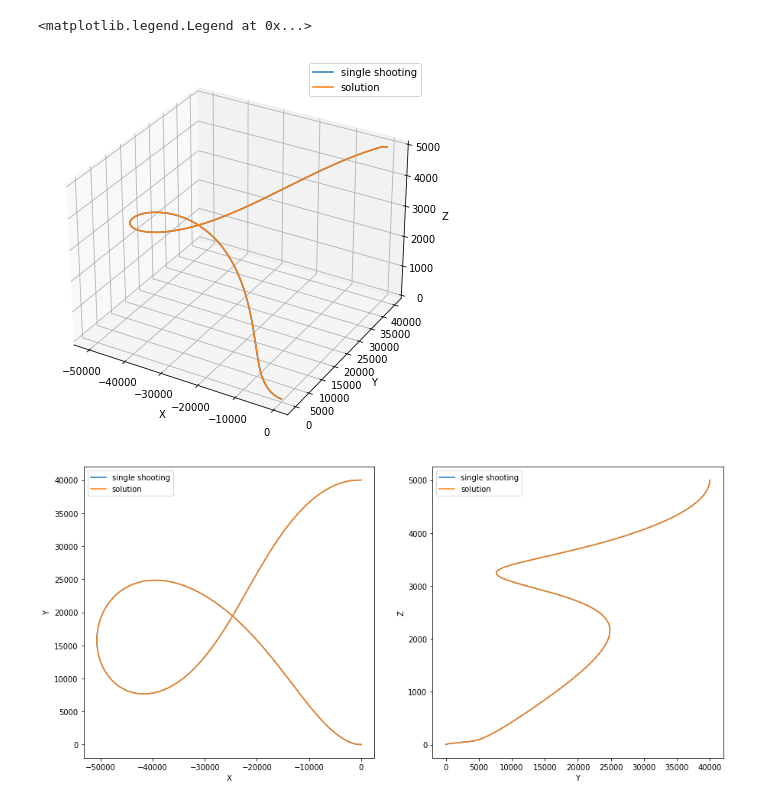
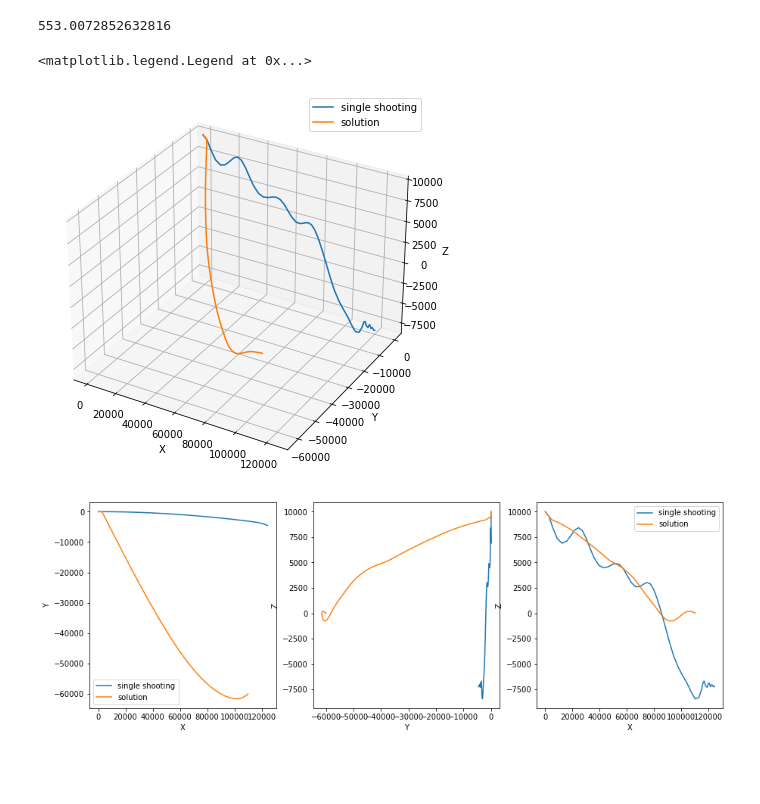
Before and after one commit to taewankim1/sequential_convex_programming, a Jupyter notebook: notebooks/test_aircraft_landing_tffree.ipynb, the cells around one changed output. Saved outputs shown, nothing was run; the diff lists cells and outputs as text; code cells hidden in the pictures; blank space fills up the shorter version.

```diff
--- a/notebooks/test_aircraft_landing_tffree.ipynb
+++ b/notebooks/test_aircraft_landing_tffree.ipynb
@@ -35,27 +35,37 @@ max_iter = 10
 # %%
-myModel = Aircraft3dofModel.Aircraft3dof('Hello',ix,iu,linearization="numeric_central")
+myModel = Aircraft3dofModel.Aircraft3dof('Hello',ix,iu,linearization="analytic")
 myCost = FinaltimeFreeCost.Finaltime('Hello',ix,iu,N)
 myConst = Aircraft3dofConstraints.Aircraft3dof('Hello',ix,iu)
 
 x_min = np.zeros(ix)
-x_max = np.array([120*1e3,40*1e3,5000,270,np.deg2rad(20),np.pi])
+x_max = np.array([110*1e3,60*1e3,10*1e3,240,np.deg2rad(20),np.pi/2])
 u_min = np.array([0,0,0])
-u_max = np.array([1,np.deg2rad(30),1126.3 * 1e3])
+u_max = np.array([1.52,np.deg2rad(15),1126.3 * 1e3])
 
 myScaling = TrajectoryScaling(x_min,x_max,u_min,u_max,tf)
 # %%
-xi = np.array([-0*1e3,40*1e3,5000,240,0,np.pi])
-xf = np.array([0,0,0,95,0,0])
+xi = np.array([0*1e3,0*1e3,10*1e3,240,0,0])
+xf = np.array([110*1e3,-60*1e3,0,95,-np.deg2rad(3),np.deg2rad(80)])
+# xf = np.array([110*1e3,-0*1e3,0,95,-np.deg2rad(0),np.deg2rad(0)])
 
 x0 = np.zeros((N+1,ix))
 for i in range(N+1) :
     x0[i] = (N-i)/N * xi + i/N * xf
 
 u0 = np.zeros((N+1,iu))
-u0[:,0] = 0.5 # setting not as zero is pretty critical
-u0[:,2] = 0.0
+ui = np.array([0.5,np.deg2rad(0),0])
+uf = np.array([0.5,-np.deg2rad(0),0])
+for i in range(N+1) :
+    u0[i] = (N-i)/N * ui + i/N * uf
+
+idx_c = int(26 * N / 50)
+for i in range(0,idx_c+1) :
+    u0[i,0] = (idx_c-i)/idx_c * 0.3 + i/idx_c * 0.15
+for i in range(idx_c+1,N+1) :
+    u0[i,0] = 1/700 * (i-idx_c-1)**2 + 0.15
 # %%
-i1 = Scvx_tf_free('unicycle',N,tf,max_iter,myModel,myCost,myConst,myScaling,
-          type_discretization='foh',w_c=1e-5,w_vc=1e3,w_tr=1e2,tol_vc=1e-6,tol_tr=1e-4,tol_bc=1,flag_policyopt=False)
-x,u,xbar,ubar,tfbar,total_num_iter,flag_boundary,l,l_vc,l_tr = i1.run(x0,u0,xi,xf)
+# w_tr for time is 1
+i1 = Scvx_tf_free('aircraft',N,tf,max_iter,myModel,myCost,myConst,myScaling,
+          type_discretization='foh',w_c=1.0,w_vc=1,w_tr=1e1,tol_vc=1e-6,tol_tr=1e-6,tol_bc=1,flag_policyopt=False)
+x,u,xbar,ubar,tfbar,total_num_iter,flag_boundary,l,l_vc,l_tr,x_traj,u_traj = i1.run(x0,u0,xi,xf)
 # %% [output]
@@ -74,32 +90,39 @@ SUCCEESS: virtual control and trust region < tol
+# %%
+print(tfbar)
+# %% [output]
+553.0072852632816
 # %%
 fig = plt.figure(1,figsize=(15,7))
 ax = fig.add_subplot(111, projection='3d')
 
 ax.set_xlabel('X')
 ax.set_ylabel('Y')
 ax.set_zlabel('Z')
 
 ax.plot(x[:, 0], x[:, 1], x[:, 2],label='single shooting')
 ax.plot(xbar[:, 0], xbar[:, 1], xbar[:, 2],label='solution')
 plt.legend()
-fig = plt.figure(2,figsize=(15,7))
-ax = fig.add_subplot(121)
+fig = plt.figure(2,figsize=(15,5))
+ax = fig.add_subplot(131)
 ax.plot(x[:, 0], x[:, 1],label='single shooting')
 ax.plot(xbar[:, 0], xbar[:, 1],label='solution')
 ax.set_xlabel('X')
 ax.set_ylabel('Y')
 plt.legend()
-ax = fig.add_subplot(122)
+ax = fig.add_subplot(132)
 ax.plot(x[:, 1], x[:, 2],label='single shooting')
 ax.plot(xbar[:, 1], xbar[:, 2],label='solution')
 ax.set_xlabel('Y')
-
-
+ax.set_ylabel('Z')
+ax = fig.add_subplot(133)
+ax.plot(x[:, 0], x[:, 2],label='single shooting')
+ax.plot(xbar[:, 0], xbar[:, 2],label='solution')
+ax.set_xlabel('X')
 ax.set_ylabel('Z')
 plt.legend()
 # ax.plot(xbar[:, 0], xbar[:, 1], xbar[:, 2],'o')
 # %% [output]
 <matplotlib.legend.Legend at 0x...>
-[figure, old version]
+[figure, new version]
-[figure, old version]
+[figure, new version]
 # %%
```
Also changed, not shown: parts of 9 cells of this notebook, 32 other files.
